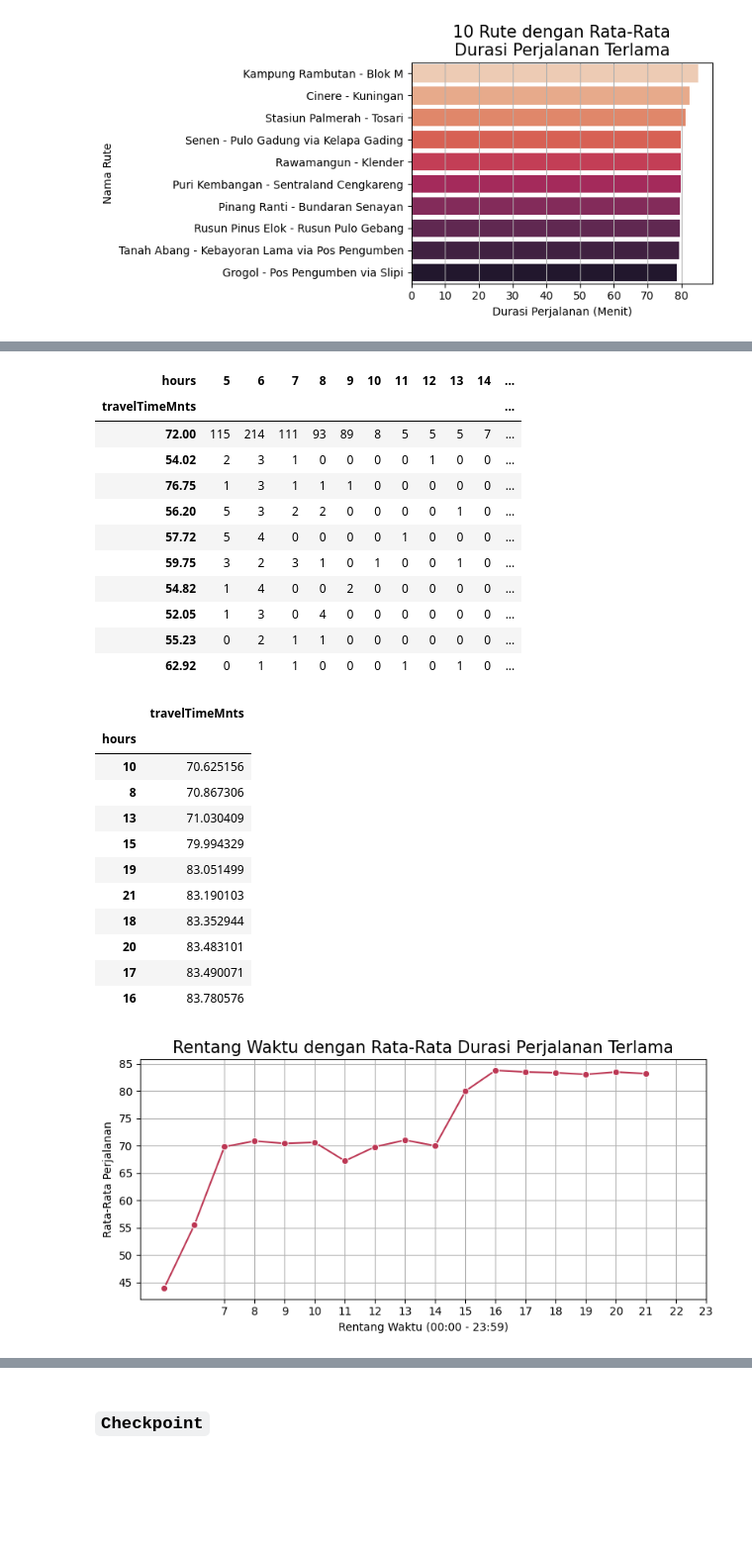
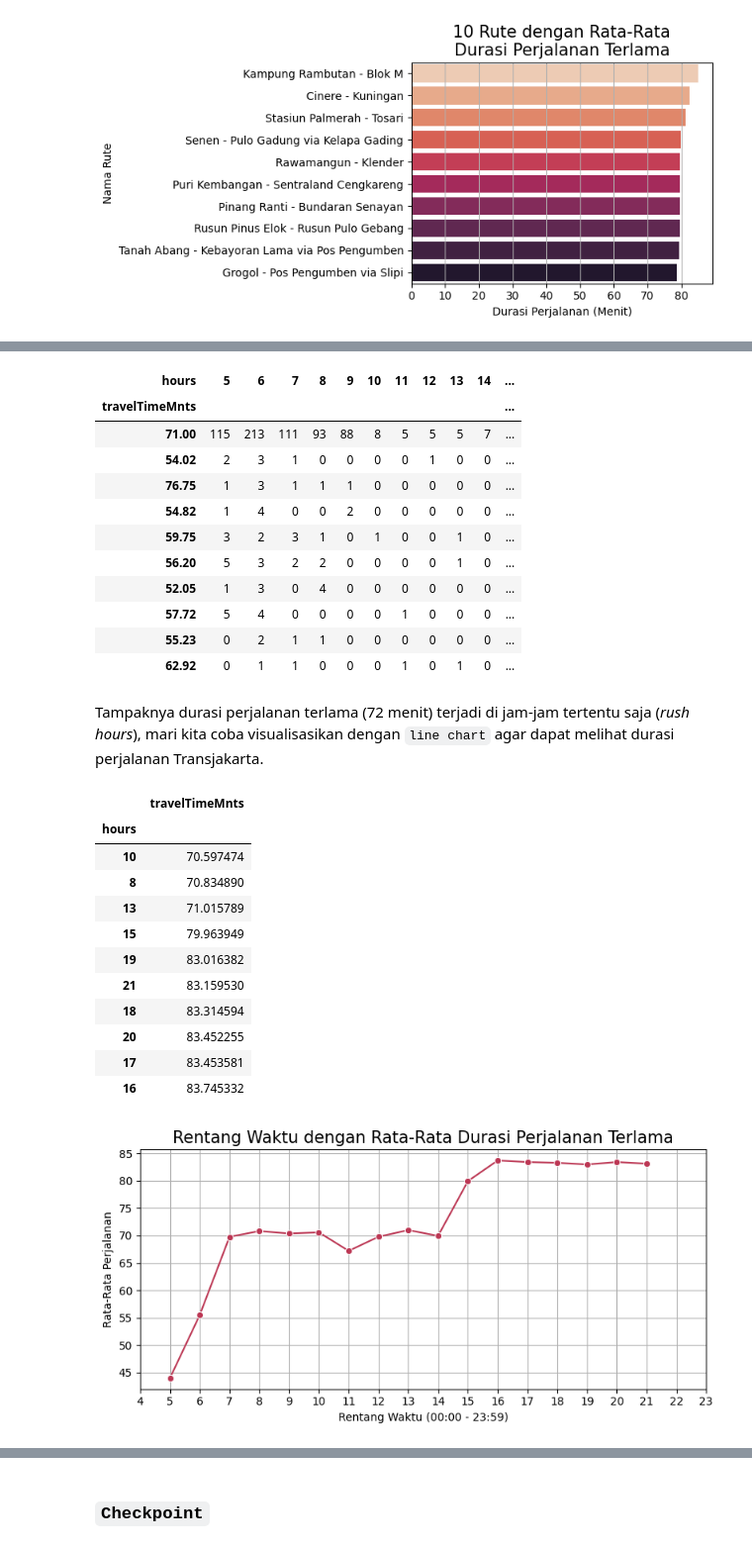
Before and after one commit to bonifasiusx/capstone-data-analysis, a Jupyter notebook: data_understanding_and_data_wrangling.ipynb, the cells around one changed output, grey strips where cells are left out. Shown at 99% size. Saved outputs shown, nothing was run; the diff lists cells and outputs as text; code cells hidden in the pictures; blank space fills up the shorter version.

```diff
--- a/data_understanding_and_data_wrangling.ipynb
+++ b/data_understanding_and_data_wrangling.ipynb
@@ -437,5 +456,5 @@ Setelah kita selesai *casting* tipe data di kolom `tapInTime` dan `tapOutTime` m
 # %%
-avg_dur = round((df_tj['tapOutTime'] - df_tj['tapInTime']).dt.total_seconds().mean() / 60, 2)
+median_dur = round((df_tj['tapOutTime'] - df_tj['tapInTime']).dt.total_seconds().median() / 60, 2)
 
-print(f'Rata-rata durasi perjalanan penumpang: {avg_dur} menit')
+print(f'Rata-rata durasi perjalanan penumpang: {median_dur} menit')
 # %% [output]
@@ -443,5 +462,5 @@ Rata-rata durasi perjalanan penumpang: 72.13 menit
 # %%
-df_tj['tapOutTime'] = df_tj['tapOutTime'].fillna(df_tj['tapInTime'].apply(lambda x: x + pd.Timedelta(minutes=int(avg_dur))))
+df_tj['tapOutTime'] = df_tj['tapOutTime'].fillna(df_tj['tapInTime'].apply(lambda x: x + pd.Timedelta(minutes=int(median_dur))))
 # %% [markdown]
 Mari kita cek hasilnya
 # %%
@@ -813,48 +819,51 @@ plt.tight_layout();
 # %%
-# Rentang Waktu dengan Durasi Perjalanan Terpanjang
+# Durasi perjalanan Transjakarta setiap hari
 
-perjalanan_terlama = pd.crosstab(df['travelTimeMnts'],df['hours'])
-perjalanan_terlama['Total'] = perjalanan_terlama.sum(axis=1)
-perjalanan_terlama.sort_values('Total',ascending=False).head(10)
+rute_terpadat = pd.crosstab(df['travelTimeMnts'],df['hours'])
+rute_terpadat['Total'] = rute_terpadat.sum(axis=1)
+rute_terpadat = rute_terpadat.sort_values('Total',ascending=False).head(10)
+rute_terpadat
 # %% [output]
 | hours | 5 | 6 | 7 | 8 | 9 | 10 | 11 | 12 | 13 | 14 | ... |
 | travelTimeMnts |  |  |  |  |  |  |  |  |  |  | ... |
-| 72.00 | 115 | 214 | 111 | 93 | 89 | 8 | 5 | 5 | 5 | 7 | ... |
+| 71.00 | 115 | 213 | 111 | 93 | 88 | 8 | 5 | 5 | 5 | 7 | ... |
 | 54.02 | 2 | 3 | 1 | 0 | 0 | 0 | 0 | 1 | 0 | 0 | ... |
 | 76.75 | 1 | 3 | 1 | 1 | 1 | 0 | 0 | 0 | 0 | 0 | ... |
+| 54.82 | 1 | 4 | 0 | 0 | 2 | 0 | 0 | 0 | 0 | 0 | ... |
+| 59.75 | 3 | 2 | 3 | 1 | 0 | 1 | 0 | 0 | 1 | 0 | ... |
 | 56.20 | 5 | 3 | 2 | 2 | 0 | 0 | 0 | 0 | 1 | 0 | ... |
+| 52.05 | 1 | 3 | 0 | 4 | 0 | 0 | 0 | 0 | 0 | 0 | ... |
 | 57.72 | 5 | 4 | 0 | 0 | 0 | 0 | 1 | 0 | 0 | 0 | ... |
-| 59.75 | 3 | 2 | 3 | 1 | 0 | 1 | 0 | 0 | 1 | 0 | ... |
-| 54.82 | 1 | 4 | 0 | 0 | 2 | 0 | 0 | 0 | 0 | 0 | ... |
-| 52.05 | 1 | 3 | 0 | 4 | 0 | 0 | 0 | 0 | 0 | 0 | ... |
 | 55.23 | 0 | 2 | 1 | 1 | 0 | 0 | 0 | 0 | 0 | 0 | ... |
 | 62.92 | 0 | 1 | 1 | 0 | 0 | 0 | 1 | 0 | 1 | 0 | ... |
+# %% [markdown]
+Tampaknya durasi perjalanan terlama (72 menit) terjadi di jam-jam tertentu saja (*rush hours*), mari kita coba visualisasikan dengan `line chart` agar dapat melihat durasi perjalanan Transjakarta.
 # %%
 rush_hours = pd.DataFrame(df.groupby('hours')['travelTimeMnts'].mean().sort_values())
 rush_hours.tail(10)
 # %% [output]
 |  | travelTimeMnts |
 | hours |  |
-| 10 | 70.625156 |
-| 8 | 70.867306 |
-| 13 | 71.030409 |
-| 15 | 79.994329 |
-| 19 | 83.051499 |
-| 21 | 83.190103 |
-| 18 | 83.352944 |
-| 20 | 83.483101 |
-| 17 | 83.490071 |
-| 16 | 83.780576 |
+| 10 | 70.597474 |
+| 8 | 70.834890 |
+| 13 | 71.015789 |
+| 15 | 79.963949 |
+| 19 | 83.016382 |
+| 21 | 83.159530 |
+| 18 | 83.314594 |
+| 20 | 83.452255 |
+| 17 | 83.453581 |
+| 16 | 83.745332 |
 # %%
 plt.figure(figsize=(8,4))
 sns.lineplot(rush_hours, markers='o', palette='inferno', legend=False)
-plt.xticks(range(7,24))
+plt.xticks(range(4,24))
 plt.xlabel('Rentang Waktu (00:00 - 23:59)')
 plt.ylabel('Rata-Rata Perjalanan')
 plt.title('Rentang Waktu dengan Rata-Rata Durasi Perjalanan Terlama', size=15)
 plt.grid()
 
 plt.tight_layout();
 # %% [output]
-[figure, old version]
+[figure, new version]
 # %% [markdown]
```
Also changed, not shown: parts of 62 cells of this notebook.
